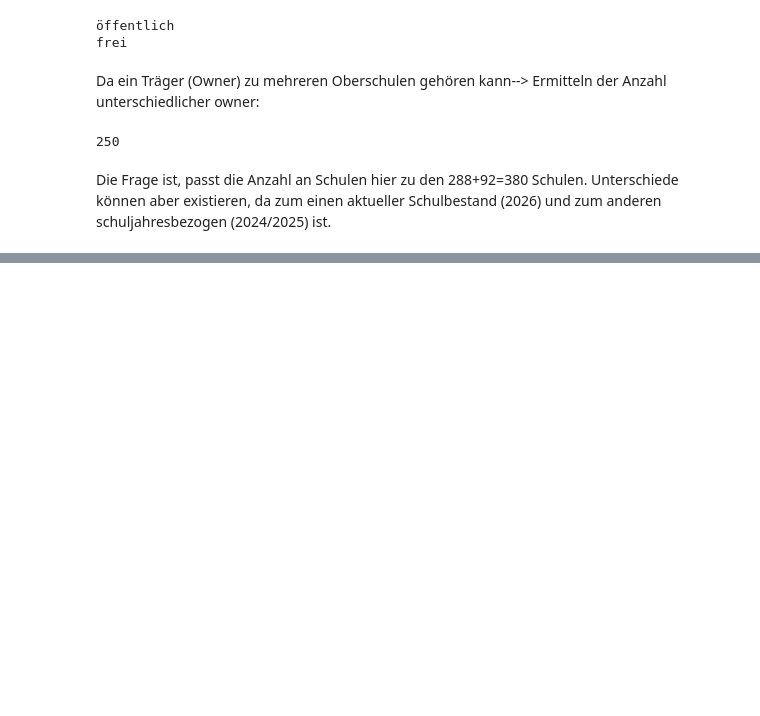
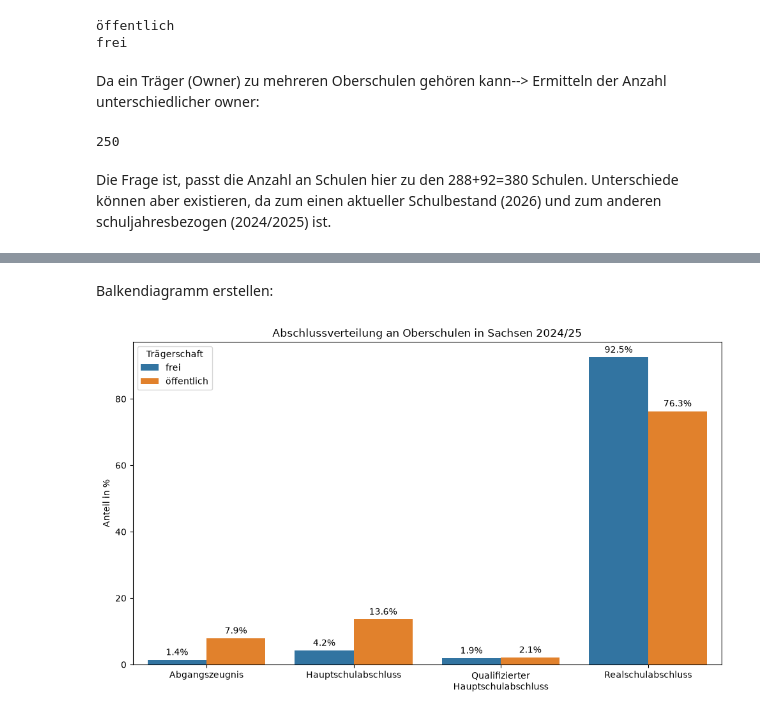
Before and after one commit to AndreR819/PortfolioProjekt, a Jupyter notebook: notebooks/03b_abschlussdaten_schuldatenbank.ipynb, the cells around one changed output, grey strips where cells are left out. Drawn from its saved outputs; the diff is of its cells as text; code cells hidden in the pictures; blank space fills up the shorter version.

Commit message:
Ältere Analyseänderungen und Datengrundlagen sichern

```diff
--- a/notebooks/03b_abschlussdaten_schuldatenbank.ipynb
+++ b/notebooks/03b_abschlussdaten_schuldatenbank.ipynb
@@ -423,0 +450,2 @@ Die Frage ist, passt die Anzahl an Schulen hier zu den 288+92=380 Schulen. Unter
+# %%
+df_traeger["traegerschaft"] = pd.NA
@@ -423,0 +778,2 @@ Die Frage ist, passt die Anzahl an Schulen hier zu den 288+92=380 Schulen. Unter
+# %%
+ergebnisse_abschluesse = []
@@ -423,0 +1200,8 @@ Die Frage ist, passt die Anzahl an Schulen hier zu den 288+92=380 Schulen. Unter
+# %%
+gesamt_nach_traeger = (
+    abschluesse_nach_traeger
+    .groupby("traegerschaft")["Gesamt"]
+    .sum()
+)
+
+gesamt_nach_traeger
@@ -423,0 +1461,8 @@ Die Frage ist, passt die Anzahl an Schulen hier zu den 288+92=380 Schulen. Unter
+# %%
+plot_daten = abschluesse_nach_traeger.copy()
+
+plot_daten["anteil_prozent"] = (
+    plot_daten["anteil_prozent"].round(1)
+)
+
+plot_daten
@@ -423,0 +1479,35 @@ Die Frage ist, passt die Anzahl an Schulen hier zu den 288+92=380 Schulen. Unter
+# %% [markdown]
+Balkendiagramm erstellen:
+# %%
+plot_daten["Abschluss"] = plot_daten["Abschluss"].replace(
+    "Qualifizierter Hauptschulabschluss",
+    "Qualifizierter\nHauptschulabschluss",
+)
+
+fig, ax = plt.subplots(figsize=(10, 6))
+
+sns.barplot(
+    data=plot_daten,
+    x="Abschluss",
+    y="anteil_prozent",
+    hue="traegerschaft",
+    ax=ax,
+)
+
+ax.set_title("Abschlussverteilung an Oberschulen in Sachsen 2024/25")
+ax.set_xlabel("")
+ax.set_ylabel("Anteil in %")
+ax.legend(title="Trägerschaft")
+
+for container in ax.containers:
+    ax.bar_label(
+        container,
+        fmt="%.1f%%",
+        padding=3,
+    )
+
+plt.xticks(rotation=0)
+plt.tight_layout()
+plt.show()
+# %% [output]
+[figure, added]
```
Also changed, not shown: parts of 101 cells of this notebook, 5 other files.
